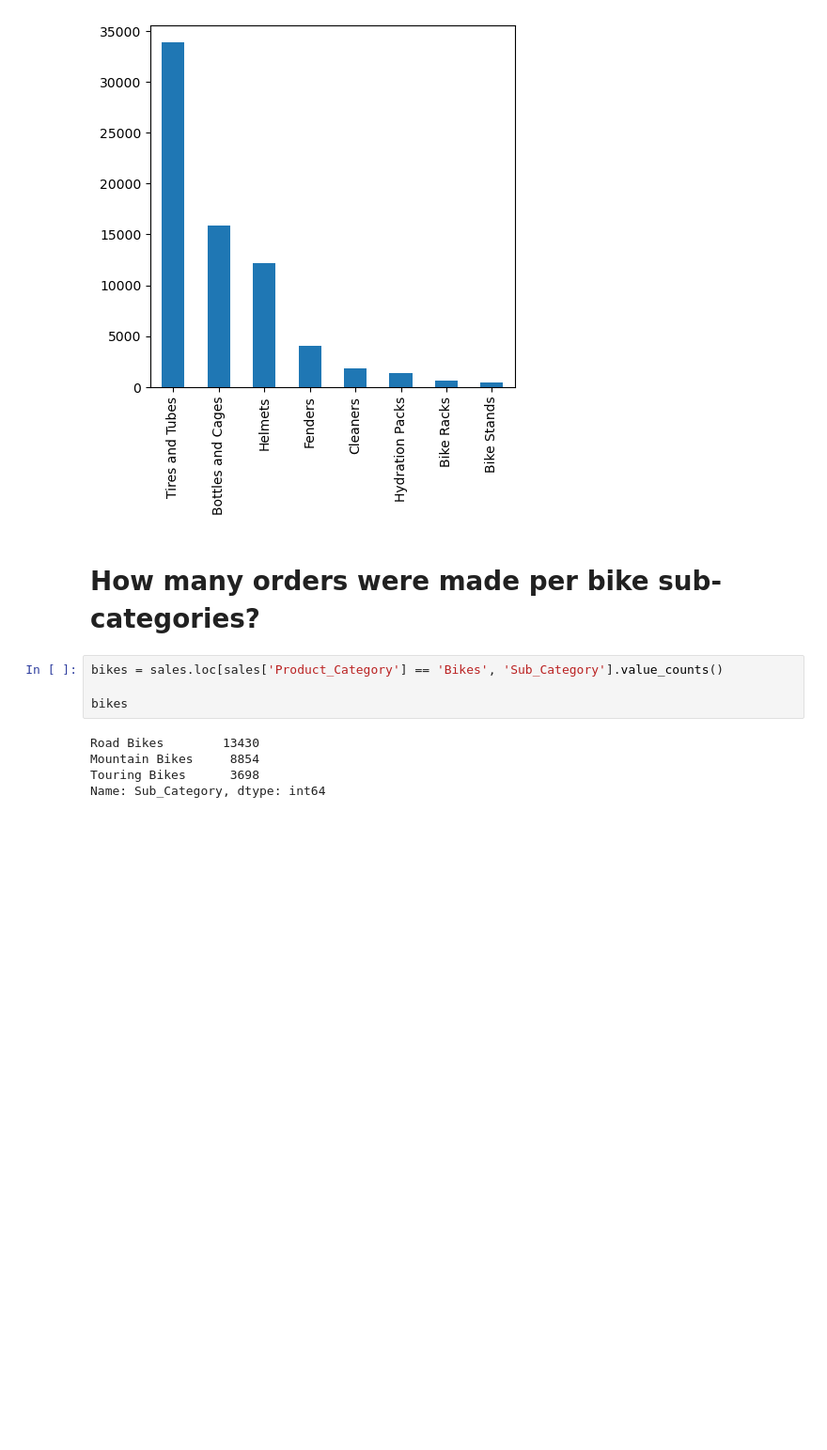
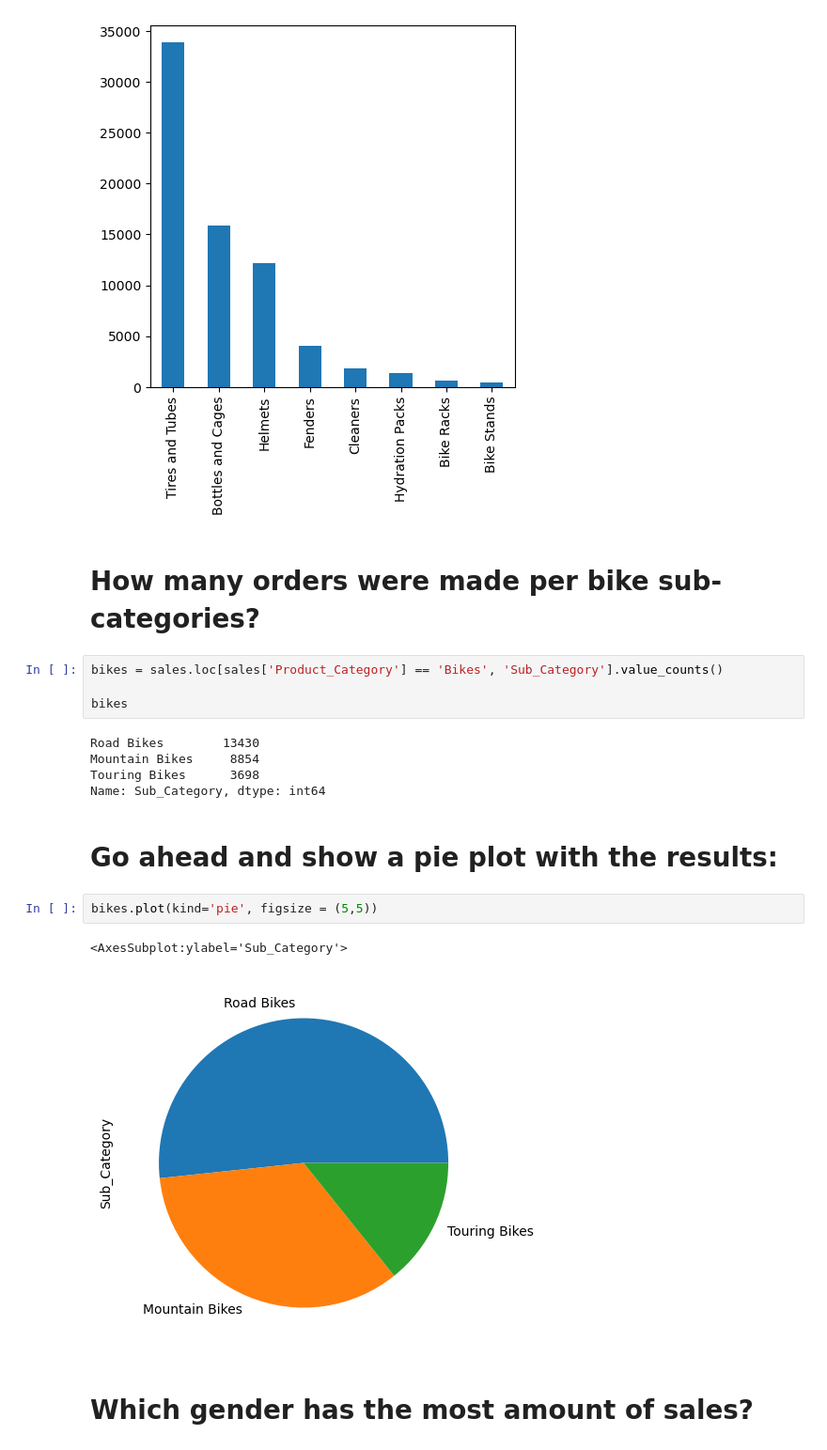
Before and after one commit to bipinj08/Data_Science_with_python, a Jupyter notebook: Loading_data and Doing_some_basic_stuff.ipynb, the cells around one changed output. Shown at 94% size. Saved outputs shown, nothing was run; the diff lists cells and outputs as text; blank space fills up the shorter version.

```diff
--- a/Loading_data and Doing_some_basic_stuff.ipynb
+++ b/Loading_data and Doing_some_basic_stuff.ipynb
@@ -325,3 +332,12 @@ Road Bikes        13430
 Mountain Bikes     8854
 Touring Bikes      3698
 Name: Sub_Category, dtype: int64
+# %% [markdown]
+# Go ahead and show a pie plot with the results:
+# %%
+bikes.plot(kind='pie', figsize = (5,5))
+# %% [output]
+<AxesSubplot:ylabel='Sub_Category'>
+[figure, added]
+# %% [markdown]
+# Which gender has the most amount of sales?
```
Also changed, not shown: parts of 23 cells of this notebook.
